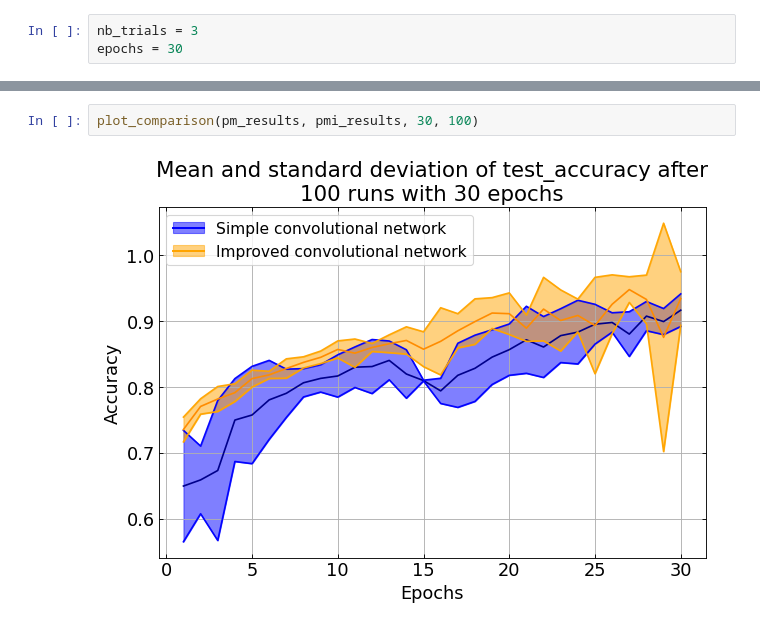
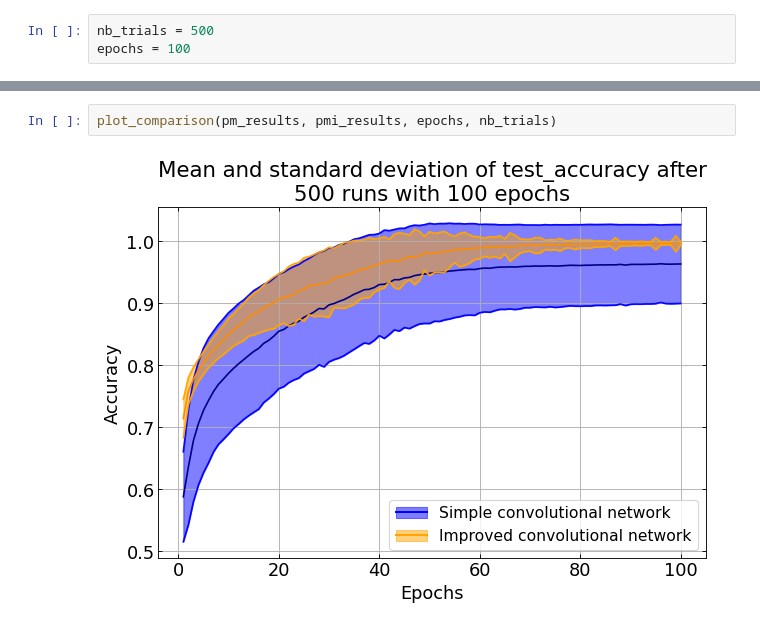
Before and after one commit to I-am-Rudi/DL_FinalProject, a Jupyter notebook: Project_1/main.ipynb, the cells around one changed output, grey strips where cells are left out. Cells and saved outputs as stored; diff of their text form.

```diff
--- a/Project_1/main.ipynb
+++ b/Project_1/main.ipynb
@@ -26,6 +26,6 @@ Using cpu device for all tensor calculations.
 # %%
-nb_trials = 3
-epochs = 30
+nb_trials = 500
+epochs = 100
 # %%
 pm_results = run_analysis(plain_model, nb_trials, epochs, [64, 64, 32], device, lr=.01, BN=False, DO=None)
 # %% [output]
@@ -99,4 +181,4 @@ aux_results = run_analysis(naive_aux_model, nb_trials, epochs, [64, 64, 32], dev
 # %%
-plot_comparison(pm_results, pmi_results, 30, 100)
+plot_comparison(pm_results, pmi_results, epochs, nb_trials)
 # %% [output]
-[figure, old version]
+[figure, new version]
```
Also changed, not shown: parts of 8 cells of this notebook, 5 other files.
